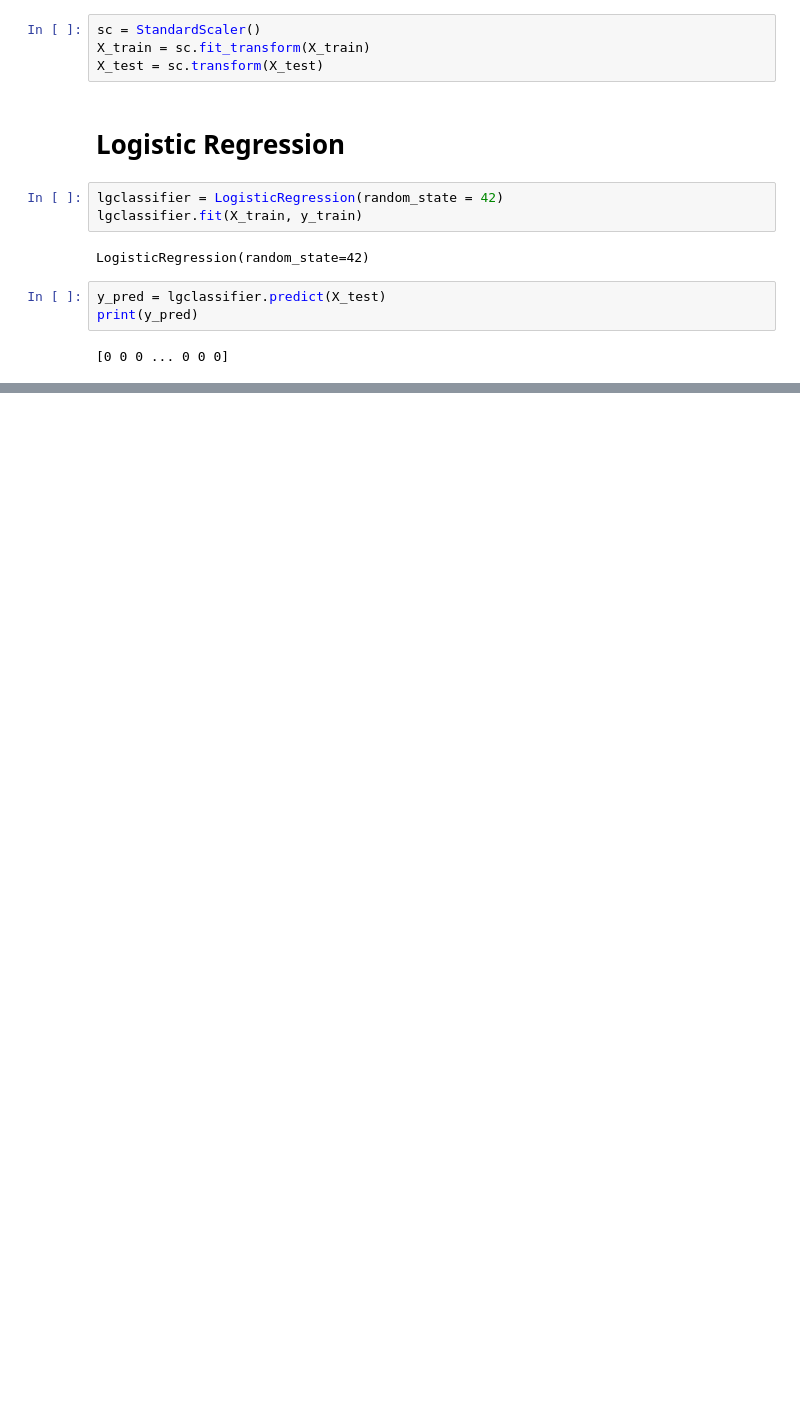
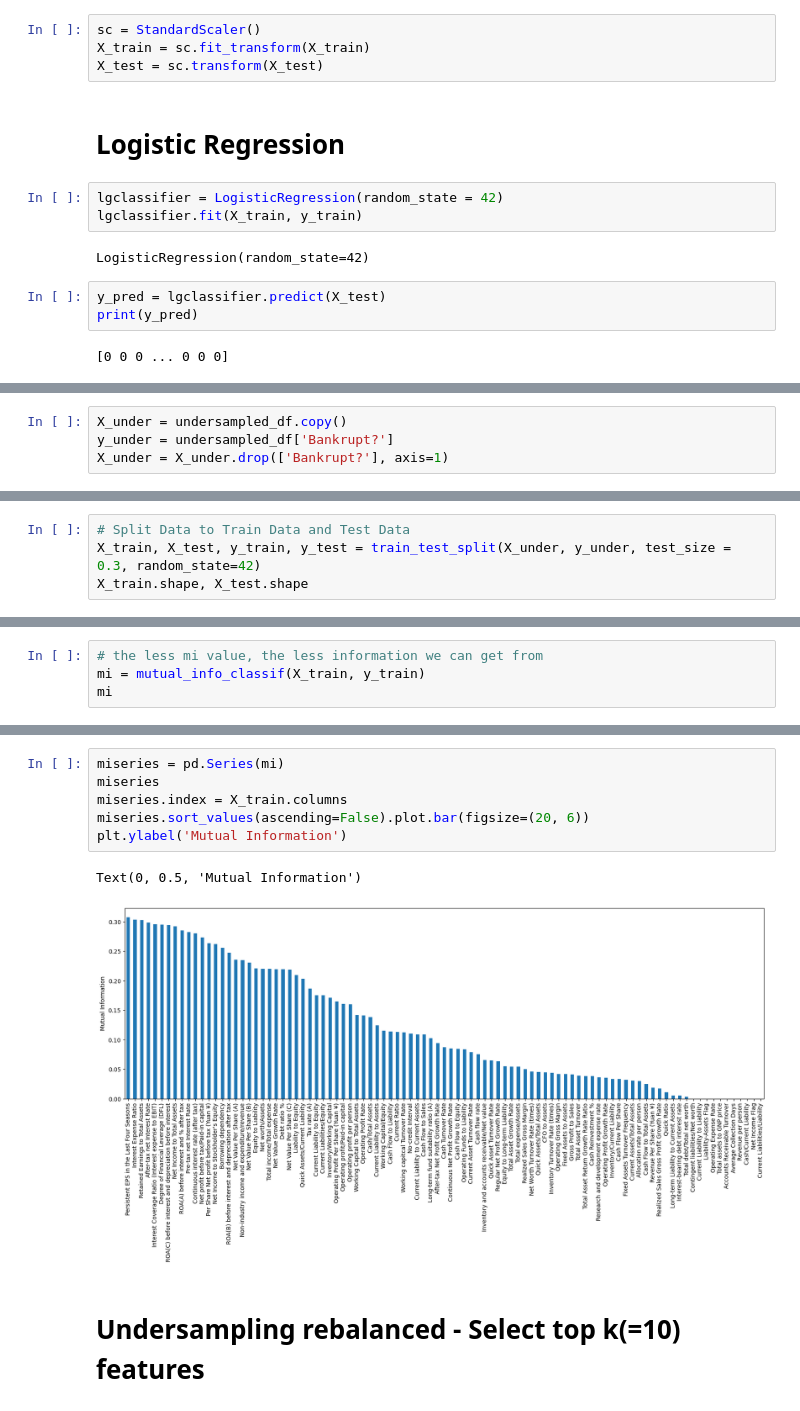
Before and after one commit to gg41825/ml-group-project, a Jupyter notebook: bankruptcy.ipynb, the cells around one changed output, grey strips where cells are left out. Drawn from its saved outputs; the diff is of its cells as text; blank space fills up the shorter version.

```diff
--- a/bankruptcy.ipynb
+++ b/bankruptcy.ipynb
@@ -219,0 +237,4 @@ plt.legend()
+# %%
+X_under = undersampled_df.copy()
+y_under = undersampled_df['Bankrupt?']
+X_under = X_under.drop(['Bankrupt?'], axis=1)
@@ -219,0 +243,4 @@ plt.legend()
+# %%
+# Split Data to Train Data and Test Data
+X_train, X_test, y_train, y_test = train_test_split(X_under, y_under, test_size = 0.3, random_state=42)
+X_train.shape, X_test.shape
@@ -219,0 +251,4 @@ plt.legend()
+# %%
+# the less mi value, the less information we can get from
+mi = mutual_info_classif(X_train, y_train)
+mi
@@ -219,0 +275,11 @@ plt.legend()
+# %%
+miseries = pd.Series(mi)
+miseries
+miseries.index = X_train.columns
+miseries.sort_values(ascending=False).plot.bar(figsize=(20, 6))
+plt.ylabel('Mutual Information')
+# %% [output]
+Text(0, 0.5, 'Mutual Information')
+[figure, added]
+# %% [markdown]
+# Undersampling rebalanced - Select top k(=10) features
```
Also changed, not shown: parts of 32 cells of this notebook.
